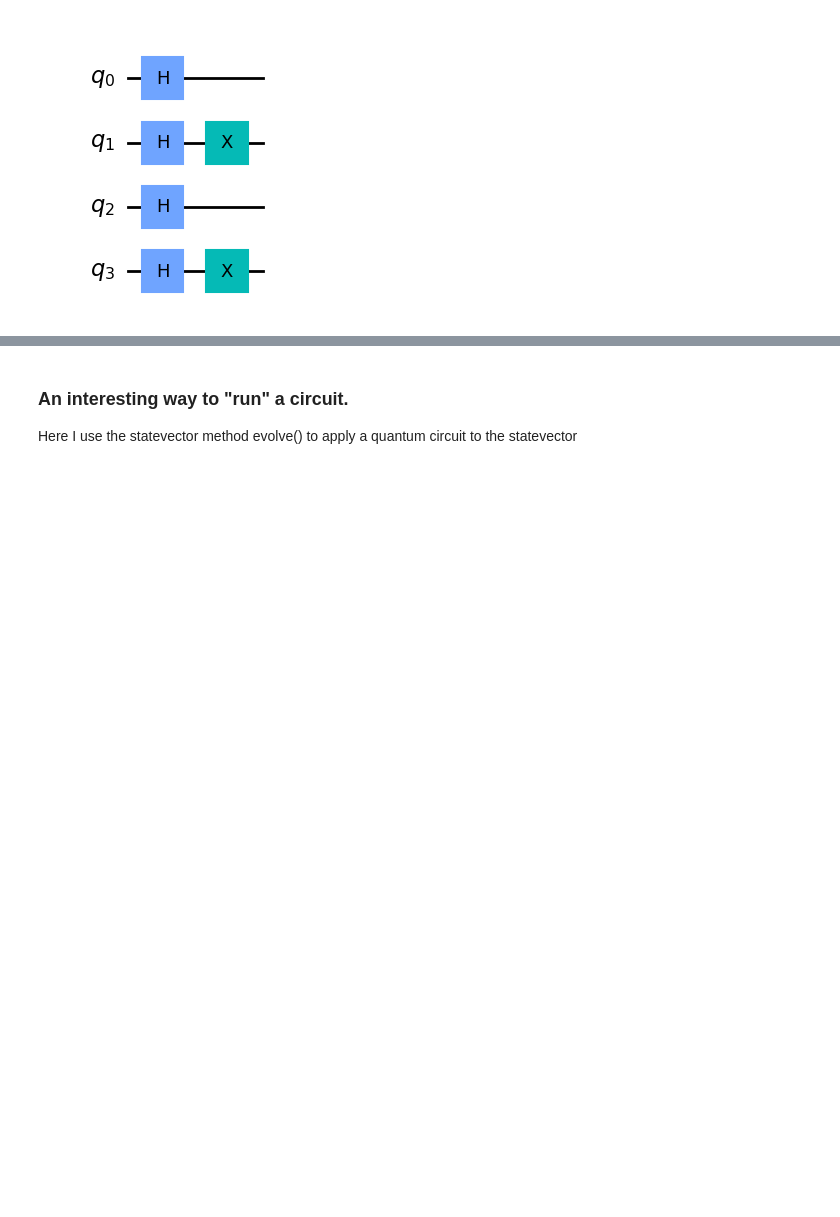
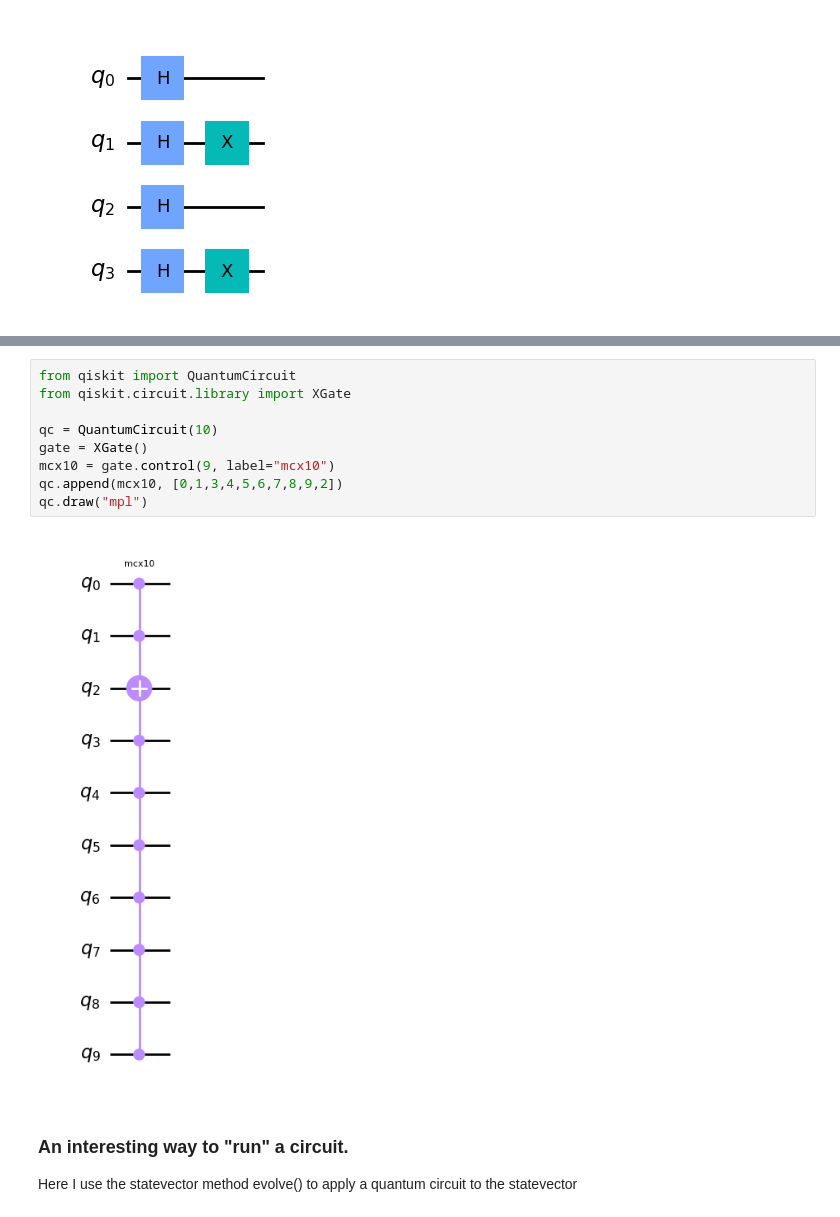
Before and after one commit to mrromaniuc/quantum-computing, a Jupyter notebook: IBMCertifiedAssociateDeveloperQiskit/01.7-Extend_Quantum_Circuits.ipynb, the cells around one changed output, grey strips where cells are left out. Saved outputs shown, nothing was run; the diff lists cells and outputs as text; blank space fills up the shorter version.

```diff
--- a/IBMCertifiedAssociateDeveloperQiskit/01.7-Extend_Quantum_Circuits.ipynb
+++ b/IBMCertifiedAssociateDeveloperQiskit/01.7-Extend_Quantum_Circuits.ipynb
@@ -163,3 +189,14 @@ display(new_qc.draw())
+# %%
+from qiskit import QuantumCircuit
+from qiskit.circuit.library import XGate
+
+qc = QuantumCircuit(10)
+gate = XGate()
+mcx10 = gate.control(9, label="mcx10")
+qc.append(mcx10, [0,1,3,4,5,6,7,8,9,2])
+qc.draw("mpl")
+# %% [output]
+[figure, added]
 # %% [markdown]
 ### An interesting way to "run" a circuit.
 Here I use the statevector method evolve() to apply a quantum circuit to the statevector
```
Also changed, not shown: parts of 3 cells of this notebook.
